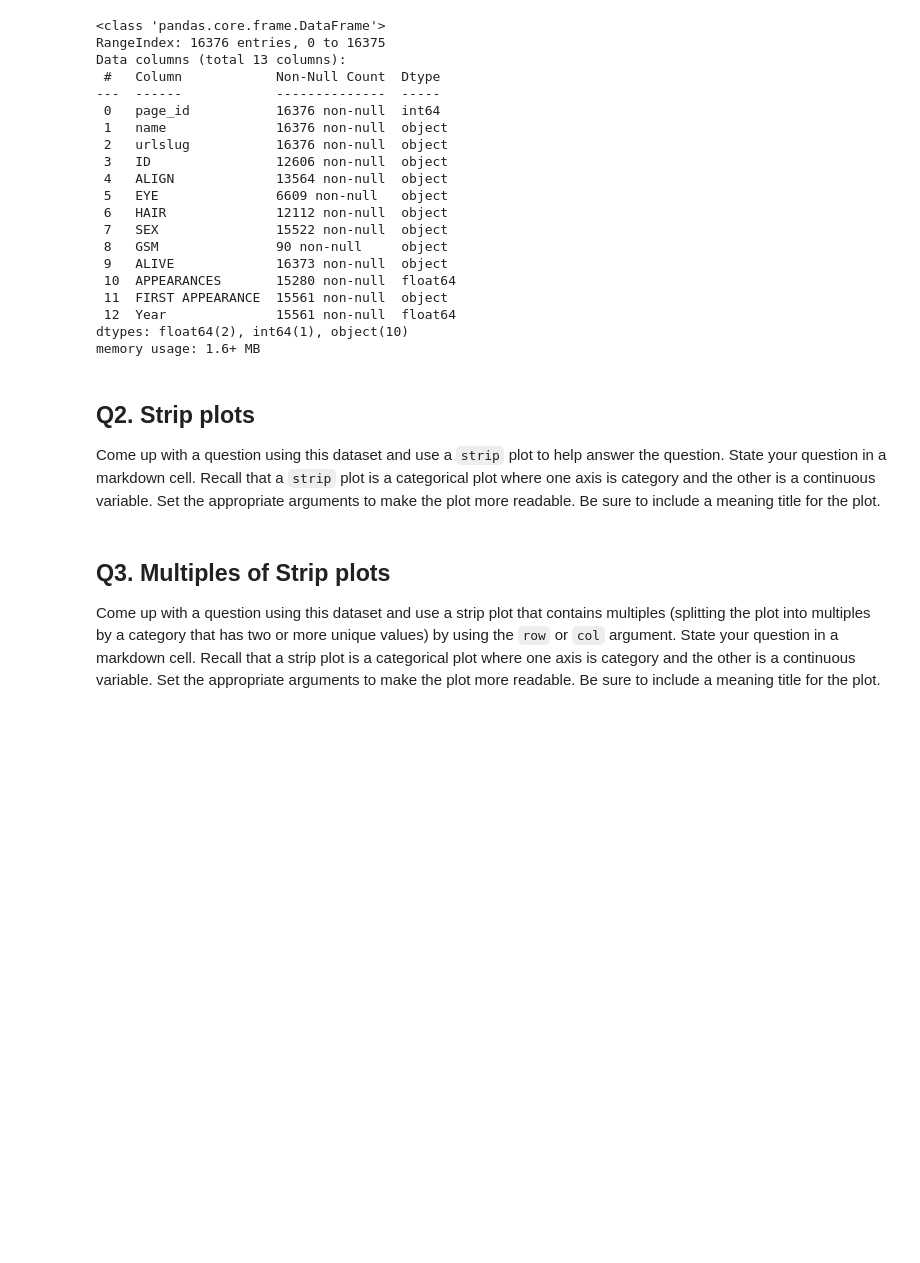
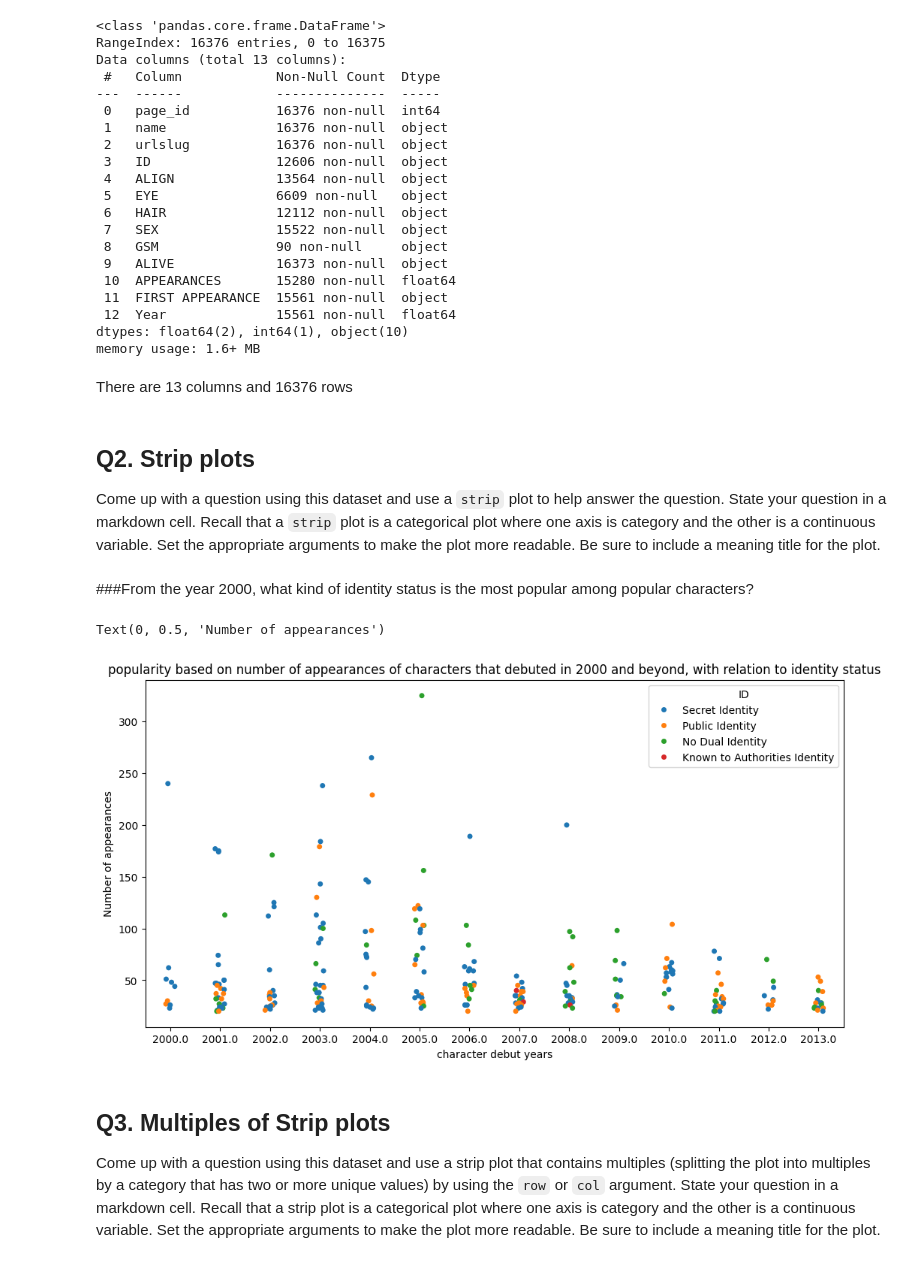
Before and after one commit to CS133-DataVisualization/mini-assignments-Kouryl, a Jupyter notebook: <TamA>_A8/Colab_A8_plot_Marvel.ipynb, the cells around one changed output. Saved outputs shown, nothing was run; the diff lists cells and outputs as text; code cells hidden in the pictures; blank space fills up the shorter version.

```diff
--- a/<TamA>_A8/Colab_A8_plot_Marvel.ipynb
+++ b/<TamA>_A8/Colab_A8_plot_Marvel.ipynb
@@ -52,9 +52,27 @@ Data columns (total 13 columns):
  12  Year              15561 non-null  float64
 dtypes: float64(2), int64(1), object(10)
 memory usage: 1.6+ MB
+# %% [markdown]
+There are 13 columns and 16376 rows
 # %% [markdown]
 ## Q2. Strip plots
 Come up with a question using this dataset and use a `strip` plot to help answer the question. State your question in a markdown cell. Recall that a `strip` plot is a categorical plot where one axis is category and the other is a continuous variable. Set the appropriate arguments to make the plot more readable. Be sure to include a meaning title for the plot.
+# %% [markdown]
+###From the year 2000, what kind of identity status is the most popular among popular characters?
+# %%
+q2 = df
+q2 = q2[(q2['APPEARANCES'] >= 20) & (q2['Year'] >= 2000)]
+plt.figure(figsize=(12, 6))
+sns.stripplot(data = q2,
+              x = "Year",
+              y = "APPEARANCES",
+              hue = "ID")
+plt.title("popularity based on number of appearances of characters that debuted in 2000 and beyond, with relation to identity status");
+plt.xlabel('character debut years')
+plt.ylabel('Number of appearances')
+# %% [output]
+Text(0, 0.5, 'Number of appearances')
+[figure, added]
 # %% [markdown]
 ## Q3. Multiples of Strip plots
 Come up with a question using this dataset and use a strip plot that contains multiples (splitting the plot into multiples by a category that has two or more unique values) by using the `row` or `col` argument. State your question in a markdown cell. Recall that a strip plot is a categorical plot where one axis is category and the other is a continuous variable. Set the appropriate arguments to make the plot more readable. Be sure to include a meaning title for the plot.
```
Also changed, not shown: parts of 8 cells of this notebook.
